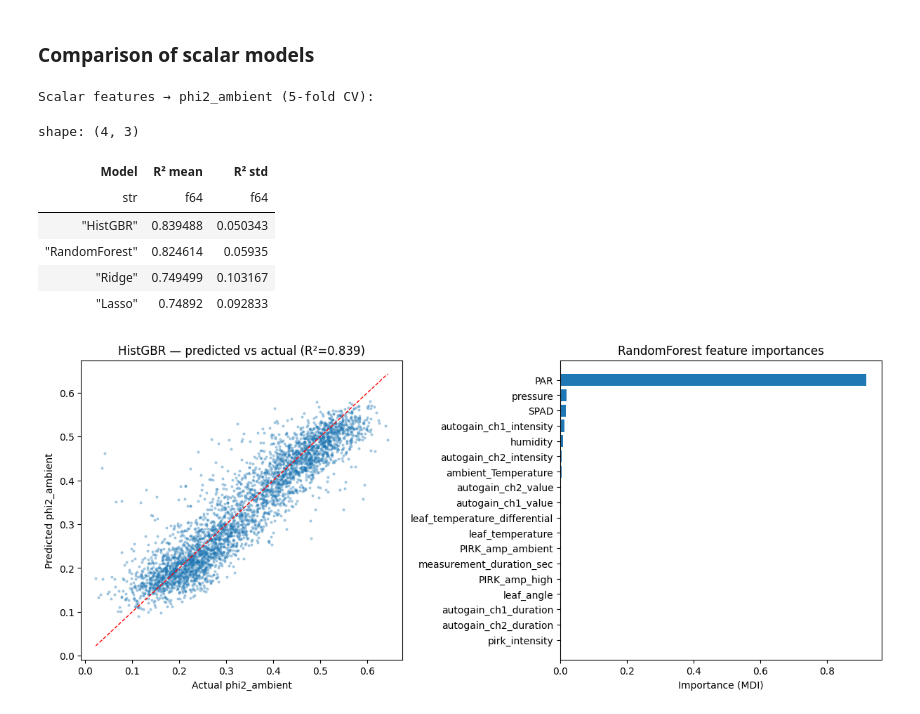
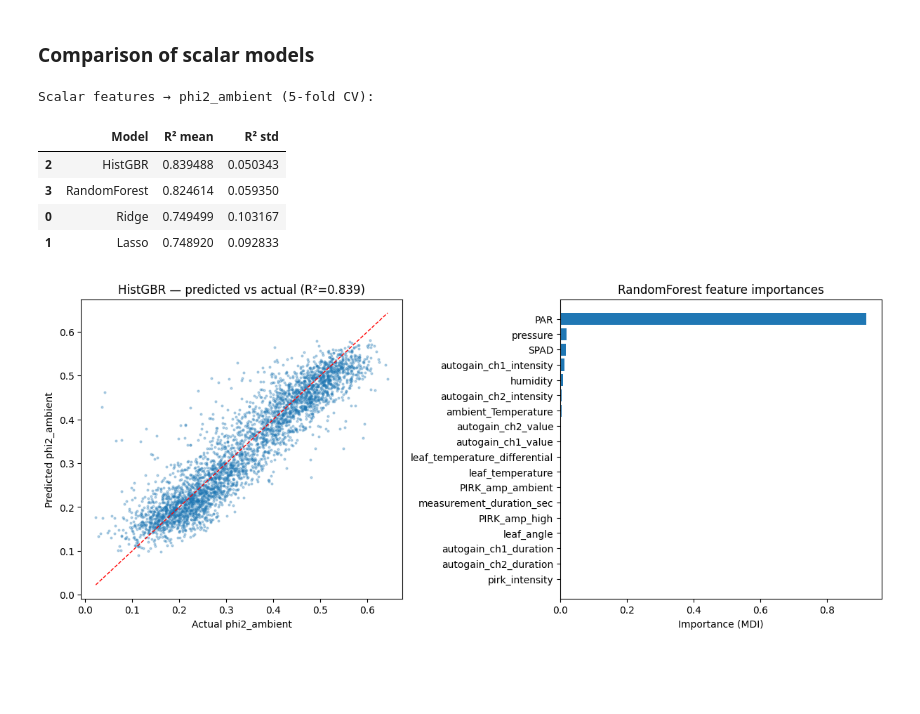
Before and after one commit to Computational-Biology-Aachen/2026-photosynthesis-hackathon-template, a Jupyter notebook: advanced/ml-prediction.ipynb, the cells around one changed output. Saved outputs shown, nothing was run; the diff lists cells and outputs as text; code cells hidden in the pictures; blank space fills up the shorter version.

```diff
--- a/advanced/ml-prediction.ipynb
+++ b/advanced/ml-prediction.ipynb
@@ -27,11 +27,11 @@ Machine learning models for predicting photosynthesis phenotypes from MultispeQ
 5. **Ridge / Lasso on traces** — which time points in the fluorescence curve matter most?
 # %%
 import json
+import sys
 from pathlib import Path
 
 import matplotlib.pyplot as plt
 import numpy as np
-import polars as pl
 from sklearn.cross_decomposition import PLSRegression
 from sklearn.ensemble import HistGradientBoostingRegressor, RandomForestRegressor
 from sklearn.linear_model import ElasticNetCV, LassoCV, RidgeCV
@@ -40,7 +40,17 @@ from sklearn.model_selection import cross_val_predict, cross_val_score
 from sklearn.pipeline import make_pipeline
 from sklearn.preprocessing import StandardScaler
 
+sys.path.insert(0, str(Path("..").resolve()))
+
+from src.data import in_databricks, load_table
+
 DATA = Path("..") / "data"
-df = pl.read_parquet(DATA / "grebbedijk_measurements.parquet")
-print(f"Loaded {df.height} measurements, {df.width} columns")
+df = load_table(DATA, "grebbedijk_measurements")
+
+if in_databricks():
+    import pyspark.sql.functions as F
+
+    print(f"Loaded {df.count()} measurements (PySpark)")
+else:
+    print(f"Loaded {df.height} measurements, {df.width} columns (Polars)")
 # %% [output]
@@ -76,8 +86,13 @@ feature_cols = [
     "measurement_duration_sec",
 ]
 
-X_scalar = df.select(feature_cols).to_numpy()
-y = df["phi2_ambient"].to_numpy()
+if in_databricks():
+    _pdf = df.select(feature_cols + ["phi2_ambient"]).toPandas()
+    X_scalar = _pdf[feature_cols].to_numpy()
+    y = _pdf["phi2_ambient"].to_numpy()
+else:
+    X_scalar = df.select(feature_cols).to_numpy()
+    y = df["phi2_ambient"].to_numpy()
 
 print(f"X_scalar shape: {X_scalar.shape}")
 print(f"y range: [{y.min():.3f}, {y.max():.3f}], mean: {y.mean():.3f}")
@@ -196,35 +211,35 @@ RandomForest feature importances:
 ### Comparison of scalar models
 # %%
 # Summary table
-results = pl.DataFrame(
+import pandas as pd
+
+results = pd.DataFrame(
     {
         "Model": ["Ridge", "Lasso", "HistGBR", "RandomForest"],
         "R² mean": [
             ridge_scores.mean(),
             lasso_scores.mean(),
             hgb_scores.mean(),
             rf_scores.mean(),
         ],
         "R² std": [
             ridge_scores.std(),
             lasso_scores.std(),
             hgb_scores.std(),
             rf_scores.std(),
         ],
     }
-).sort("R² mean", descending=True)
+).sort_values("R² mean", ascending=False)
 
 print("Scalar features → phi2_ambient (5-fold CV):")
 results
 # %% [output]
 Scalar features → phi2_ambient (5-fold CV):
-shape: (4, 3)
-| Model | R² mean | R² std |
-| str | f64 | f64 |
-| "HistGBR" | 0.839488 | 0.050343 |
-| "RandomForest" | 0.824614 | 0.05935 |
-| "Ridge" | 0.749499 | 0.103167 |
-| "Lasso" | 0.74892 | 0.092833 |
+|  | Model | R² mean | R² std |
+| 2 | HistGBR | 0.839488 | 0.050343 |
+| 3 | RandomForest | 0.824614 | 0.059350 |
+| 0 | Ridge | 0.749499 | 0.103167 |
+| 1 | Lasso | 0.748920 | 0.092833 |
 # %%
 fig, axs = plt.subplots(1, 2, figsize=(12, 5), layout="constrained")
 
```
Also changed, not shown: parts of 6 cells of this notebook, 4 other files.
